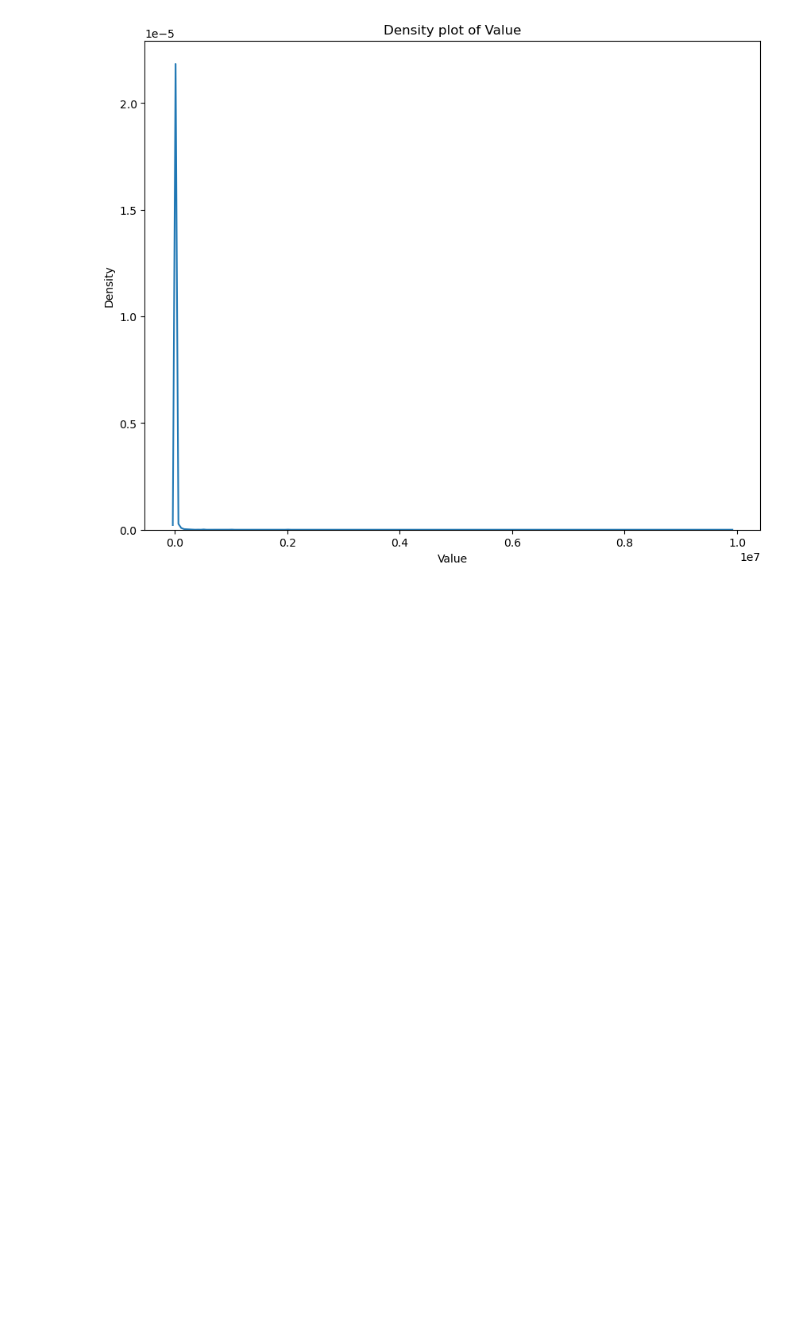
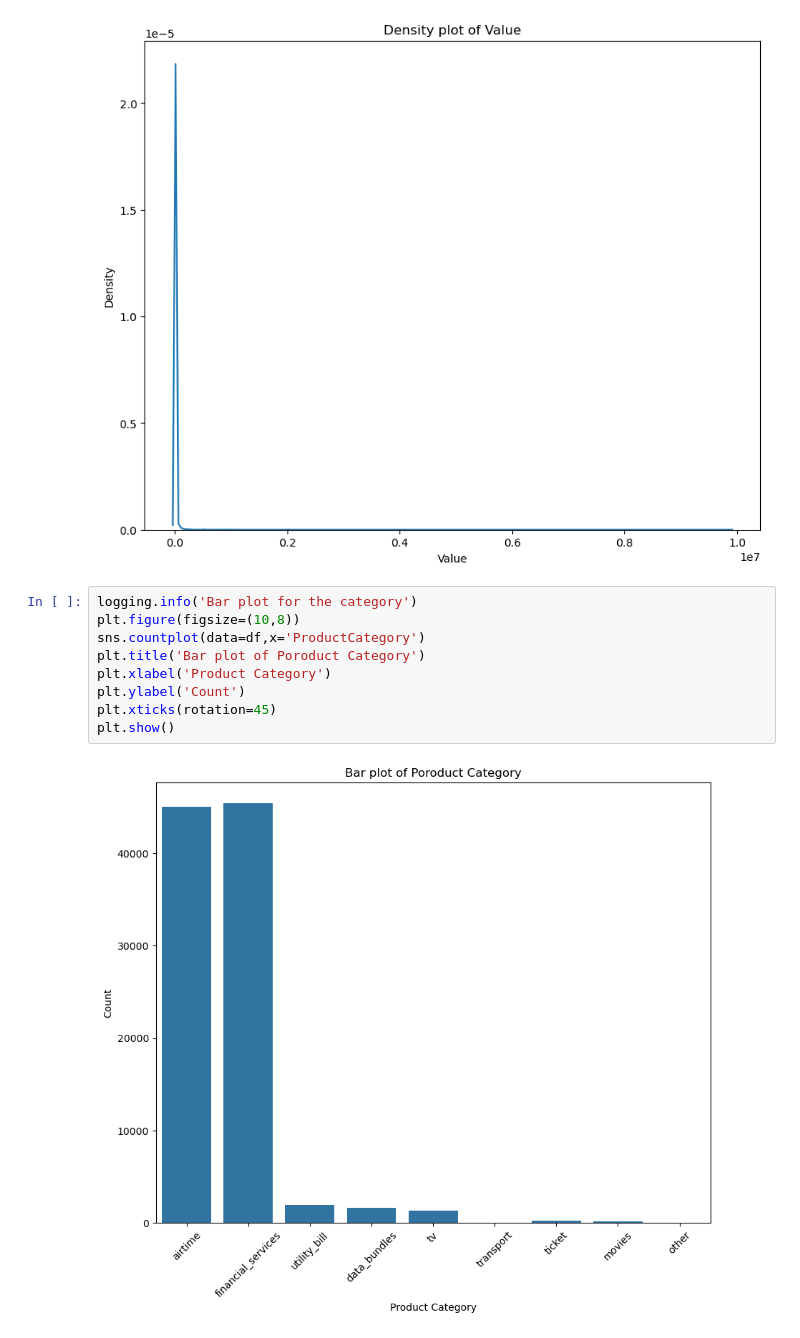
Before and after one commit to abrhame/Bati-Bank, a Jupyter notebook: notebooks/task1.ipynb, the cells around one changed output. Drawn from its saved outputs; the diff is of its cells as text; blank space fills up the shorter version.

```diff
--- a/notebooks/task1.ipynb
+++ b/notebooks/task1.ipynb
@@ -83,3 +83,14 @@ plt.ylabel('Density')
 plt.show()
 # %% [output]
 [figure]
+# %%
+logging.info('Bar plot for the category')
+plt.figure(figsize=(10,8))
+sns.countplot(data=df,x='ProductCategory')
+plt.title('Bar plot of Poroduct Category')
+plt.xlabel('Product Category')
+plt.ylabel('Count')
+plt.xticks(rotation=45)
+plt.show()
+# %% [output]
+[figure, added]
```
Also changed, not shown: parts of 6 cells of this notebook.
